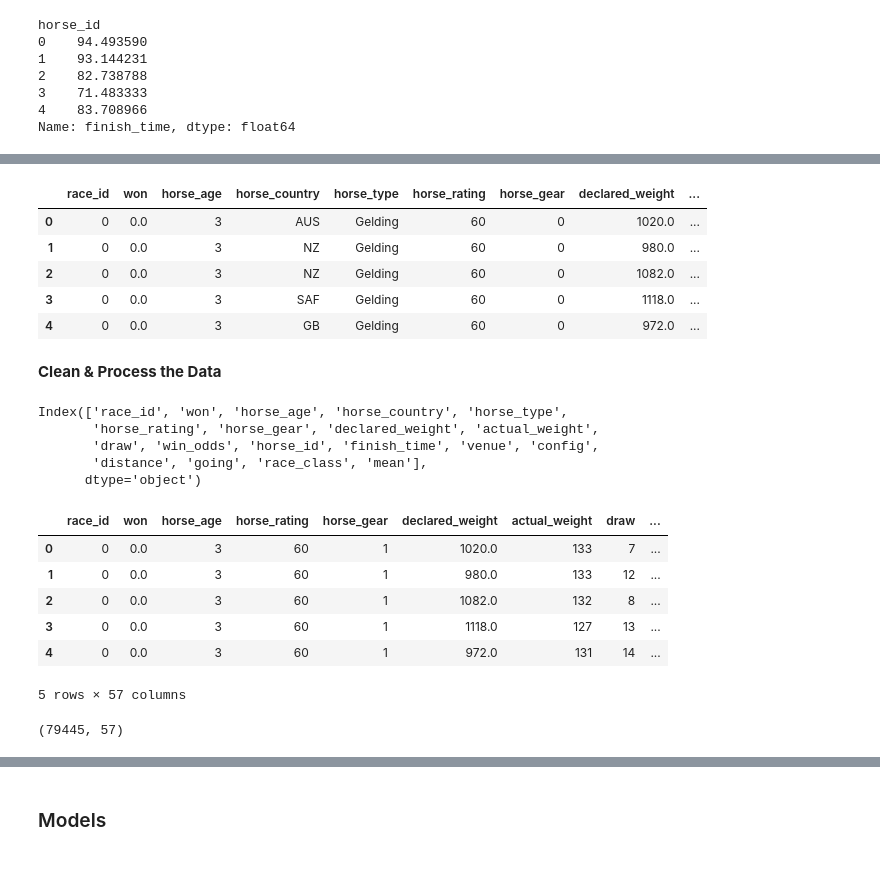
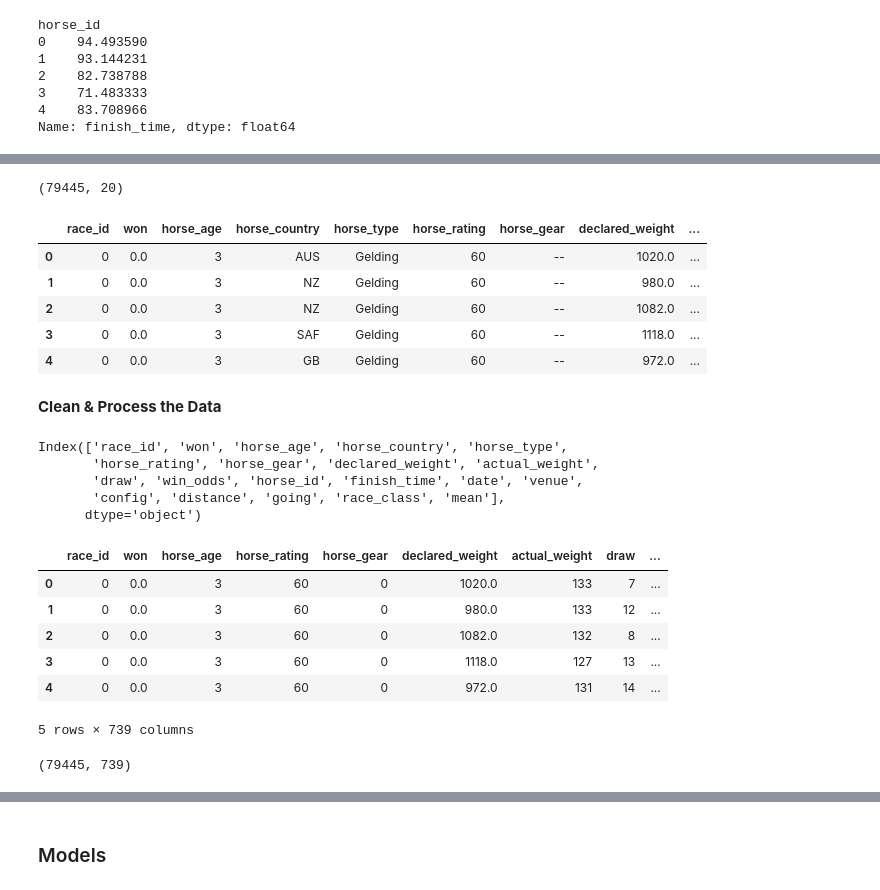
Before and after one commit to walter-robson/Horse-Racing-Prediction, a Jupyter notebook: horses.ipynb, the cells around one changed output, grey strips where cells are left out. Saved outputs shown, nothing was run; the diff lists cells and outputs as text; code cells hidden in the pictures.

```diff
--- a/horses.ipynb
+++ b/horses.ipynb
@@ -102,7 +111,7 @@ runs_features = runs[['race_id', 'won', 'horse_age', 'horse_country', 'horse_typ
                       'horse_rating', 'horse_gear', 'declared_weight', 'actual_weight',
                       'draw', 'win_odds', 'horse_id', 'finish_time']]
 
-races_features = races[['race_id', 'venue', 'config', 'distance', 'going', 'race_class']]
+races_features = races[['race_id', 'date', 'venue', 'config', 'distance', 'going', 'race_class']]
 # %%
 ## Merge the races and runs by race ID
 # %%
@@ -111,0 +127,20 @@ df = pd.merge(runs_features, races_features, on='race_id')
+# %%
+
+from pandasql import sqldf
+pysqldf = lambda q: sqldf(q, globals())
+# %%
+previous_finish_times = pysqldf('''
+        SELECT a.horse_id, a.race_id, avg(b.finish_time) as previous_finish_times
+        FROM df a, df b
+        where a.horse_id = b.horse_id
+        and a.race_id != b.race_id
+        and a.date > b.date
+        group by a.horse_id, a.race_id
+        '''
+        )
+# %%
+print(previous_finish_times.shape)
+print(df.shape)
+df = df.merge(previous_finish_times, on=['horse_id', 'race_id'], how='left')
+print(df.shape)
+df[df['horse_id'] == 905]
@@ -114,15 +184,16 @@ df = df.dropna()
 # %%
 df = df.join(df.groupby('horse_id')['finish_time'].agg(['mean']), on='horse_id')
 # %%
-df.shape
+print(df.shape)
 df.head()
 # %% [output]
+(79445, 20)
 |  | race_id | won | horse_age | horse_country | horse_type | horse_rating | horse_gear | declared_weight | ... |
-| 0 | 0 | 0.0 | 3 | AUS | Gelding | 60 | 0 | 1020.0 | ... |
-| 1 | 0 | 0.0 | 3 | NZ | Gelding | 60 | 0 | 980.0 | ... |
-| 2 | 0 | 0.0 | 3 | NZ | Gelding | 60 | 0 | 1082.0 | ... |
-| 3 | 0 | 0.0 | 3 | SAF | Gelding | 60 | 0 | 1118.0 | ... |
-| 4 | 0 | 0.0 | 3 | GB | Gelding | 60 | 0 | 972.0 | ... |
+| 0 | 0 | 0.0 | 3 | AUS | Gelding | 60 | -- | 1020.0 | ... |
+| 1 | 0 | 0.0 | 3 | NZ | Gelding | 60 | -- | 980.0 | ... |
+| 2 | 0 | 0.0 | 3 | NZ | Gelding | 60 | -- | 1082.0 | ... |
+| 3 | 0 | 0.0 | 3 | SAF | Gelding | 60 | -- | 1118.0 | ... |
+| 4 | 0 | 0.0 | 3 | GB | Gelding | 60 | -- | 972.0 | ... |
 # %% [markdown]
 **Clean & Process the Data**
 # %%
@@ -133,8 +204,8 @@ df.columns
 # %% [output]
 Index(['race_id', 'won', 'horse_age', 'horse_country', 'horse_type',
        'horse_rating', 'horse_gear', 'declared_weight', 'actual_weight',
-       'draw', 'win_odds', 'horse_id', 'finish_time', 'venue', 'config',
-       'distance', 'going', 'race_class', 'mean'],
+       'draw', 'win_odds', 'horse_id', 'finish_time', 'date', 'venue',
+       'config', 'distance', 'going', 'race_class', 'mean'],
       dtype='object')
 # %%
 ## Categorical -> Numerical (one hot encoding)
@@ -143,13 +214,13 @@ df = pd.get_dummies(df)
 df.head()
 # %% [output]
 |  | race_id | won | horse_age | horse_rating | horse_gear | declared_weight | actual_weight | draw | ... |
-| 0 | 0 | 0.0 | 3 | 60 | 1 | 1020.0 | 133 | 7 | ... |
-| 1 | 0 | 0.0 | 3 | 60 | 1 | 980.0 | 133 | 12 | ... |
-| 2 | 0 | 0.0 | 3 | 60 | 1 | 1082.0 | 132 | 8 | ... |
-| 3 | 0 | 0.0 | 3 | 60 | 1 | 1118.0 | 127 | 13 | ... |
-| 4 | 0 | 0.0 | 3 | 60 | 1 | 972.0 | 131 | 14 | ... |
+| 0 | 0 | 0.0 | 3 | 60 | 0 | 1020.0 | 133 | 7 | ... |
+| 1 | 0 | 0.0 | 3 | 60 | 0 | 980.0 | 133 | 12 | ... |
+| 2 | 0 | 0.0 | 3 | 60 | 0 | 1082.0 | 132 | 8 | ... |
+| 3 | 0 | 0.0 | 3 | 60 | 0 | 1118.0 | 127 | 13 | ... |
+| 4 | 0 | 0.0 | 3 | 60 | 0 | 972.0 | 131 | 14 | ... |
-5 rows × 57 columns
+5 rows × 739 columns
 # %%
 df.shape
 # %% [output]
-(79445, 57)
+(79445, 739)
```
Also changed, not shown: parts of 14 cells of this notebook, 3 other files.
